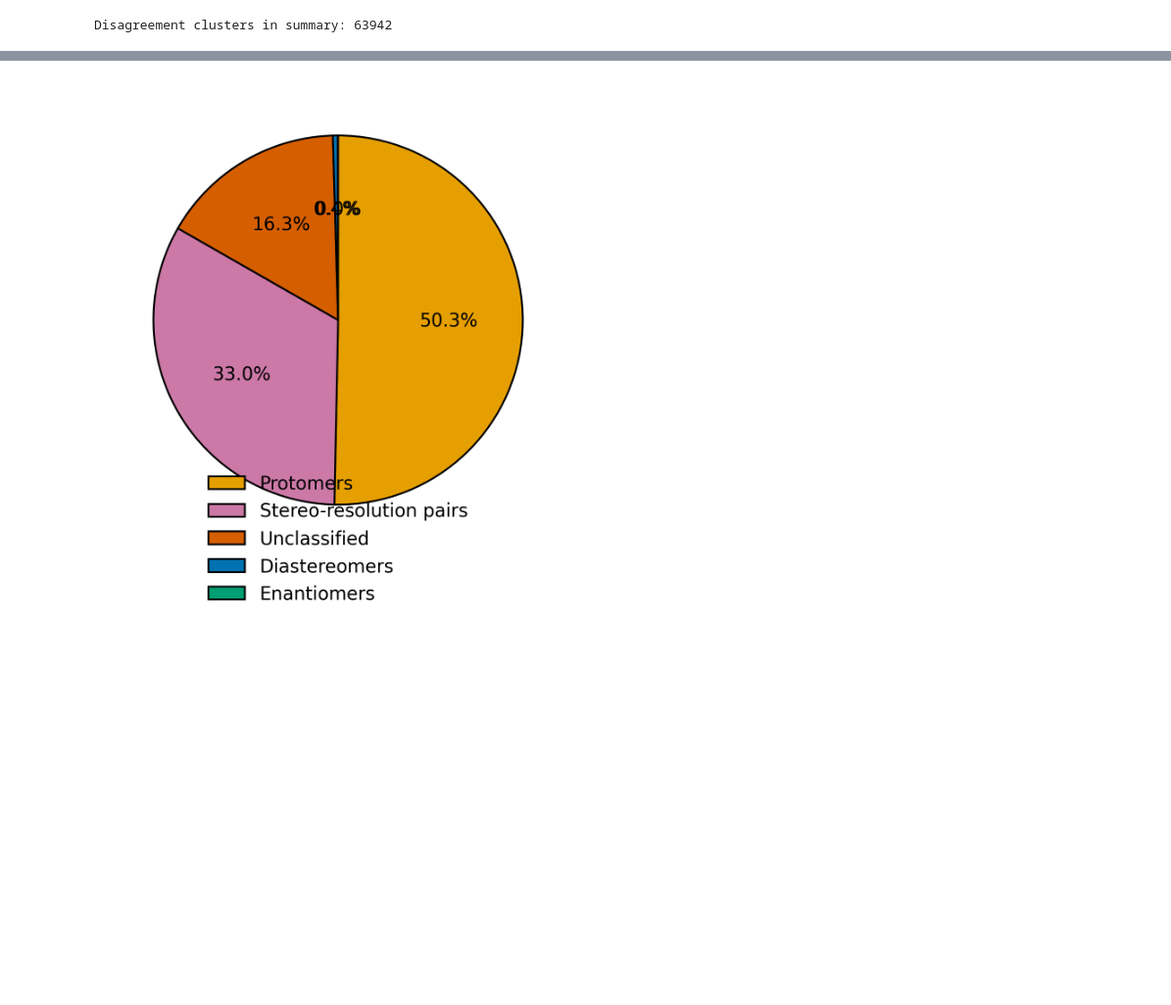
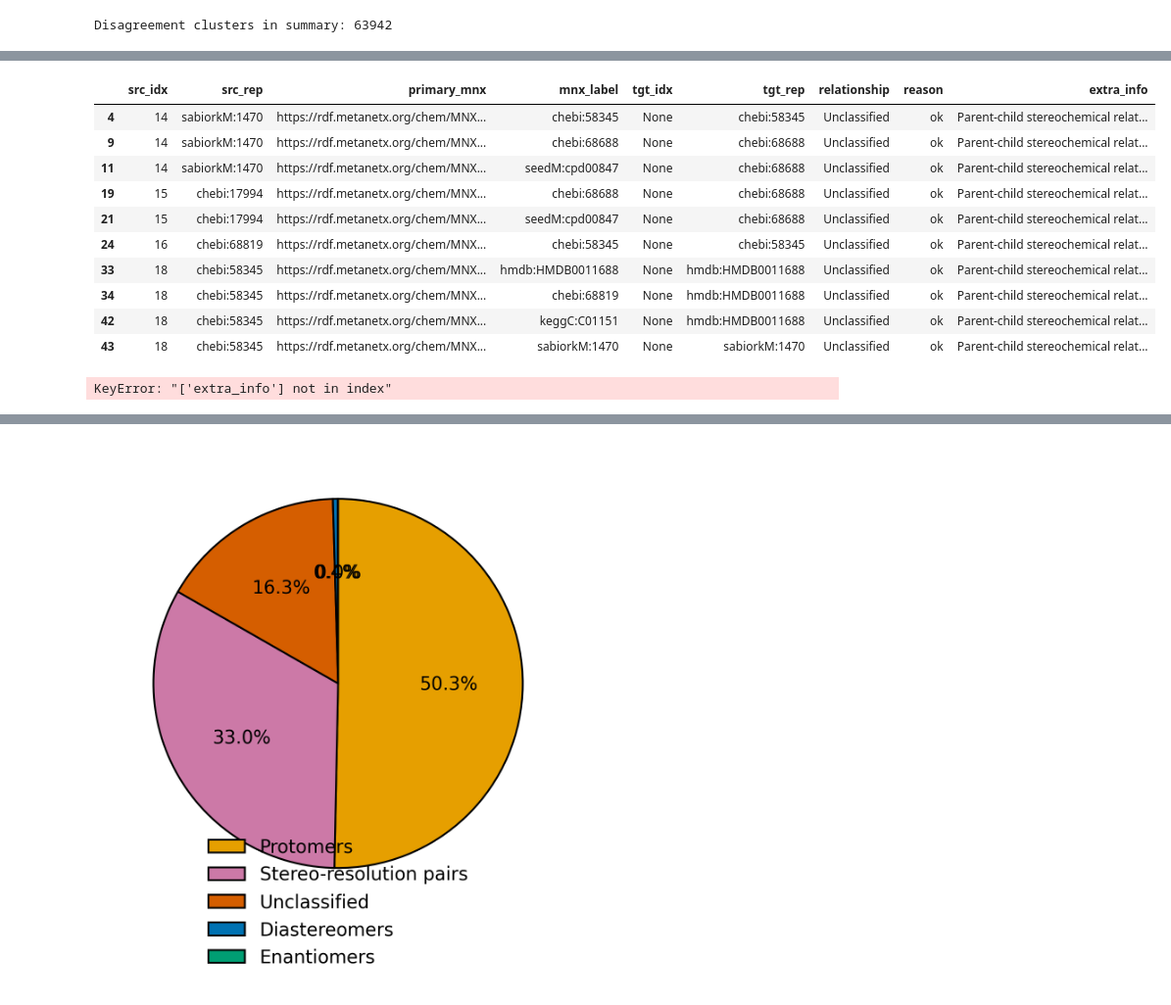
Before and after one commit to Digital-Metabolic-Twin-Centre/stereomapper, a Jupyter notebook: experiments/analysis/clustering_results_original.ipynb, the cells around one changed output, grey strips where cells are left out. Shown at 98% size. Cells and saved outputs as stored; diff of their text form; code cells hidden in the pictures; blank space fills up the shorter version.

```diff
--- a/experiments/analysis/clustering_results_original.ipynb
+++ b/experiments/analysis/clustering_results_original.ipynb
@@ -1387,0 +1612,30 @@ fig.savefig(out_base +".svg")
+# %%
+# use long_df to get exanples of clusters with extra_info col
+examples_df = long_df[long_df["relationship"] == "Unclassified"].copy()
+examples_df = examples_df[examples_df["extra_info"].notna() & (examples_df["extra_info"].str.strip() != "")].copy()
+examples_df.head(10)
+# %% [output]
+|  | src_idx | src_rep | primary_mnx | mnx_label | tgt_idx | tgt_rep | relationship | reason | extra_info |
+| 4 | 14 | sabiorkM:1470 | https://rdf.metanetx.org/chem/MNX... | chebi:58345 | None | chebi:58345 | Unclassified | ok | Parent-child stereochemical relat... |
+| 9 | 14 | sabiorkM:1470 | https://rdf.metanetx.org/chem/MNX... | chebi:68688 | None | chebi:68688 | Unclassified | ok | Parent-child stereochemical relat... |
+| 11 | 14 | sabiorkM:1470 | https://rdf.metanetx.org/chem/MNX... | seedM:cpd00847 | None | chebi:68688 | Unclassified | ok | Parent-child stereochemical relat... |
+| 19 | 15 | chebi:17994 | https://rdf.metanetx.org/chem/MNX... | chebi:68688 | None | chebi:68688 | Unclassified | ok | Parent-child stereochemical relat... |
+| 21 | 15 | chebi:17994 | https://rdf.metanetx.org/chem/MNX... | seedM:cpd00847 | None | chebi:68688 | Unclassified | ok | Parent-child stereochemical relat... |
+| 24 | 16 | chebi:68819 | https://rdf.metanetx.org/chem/MNX... | chebi:58345 | None | chebi:58345 | Unclassified | ok | Parent-child stereochemical relat... |
+| 33 | 18 | chebi:58345 | https://rdf.metanetx.org/chem/MNX... | hmdb:HMDB0011688 | None | hmdb:HMDB0011688 | Unclassified | ok | Parent-child stereochemical relat... |
+| 34 | 18 | chebi:58345 | https://rdf.metanetx.org/chem/MNX... | chebi:68819 | None | hmdb:HMDB0011688 | Unclassified | ok | Parent-child stereochemical relat... |
+| 42 | 18 | chebi:58345 | https://rdf.metanetx.org/chem/MNX... | keggC:C01151 | None | hmdb:HMDB0011688 | Unclassified | ok | Parent-child stereochemical relat... |
+| 43 | 18 | chebi:58345 | https://rdf.metanetx.org/chem/MNX... | sabiorkM:1470 | None | sabiorkM:1470 | Unclassified | ok | Parent-child stereochemical relat... |
+# %%
+# now we need to get the clusters that correspond to these unclassified relationships, so we can investigate them more deeply and use examples in the paper
+unclassified_clusters = summary_dis[summary_dis["relationship_types"].apply(lambda types: "Unclassified" in types)].copy()
+unclassified_clusters = unclassified_clusters.merge(
+    summary_df[["src_idx","relationship_types","relationship_type_counts"]],
+    on="src_idx",
+    how="left",
+    suffixes=("", "_full")
+)
+
+unclassified_clusters
+# %% [output]
+KeyError: "['extra_info'] not in index"
```
Also changed, not shown: parts of 16 cells of this notebook, 1 other file.
